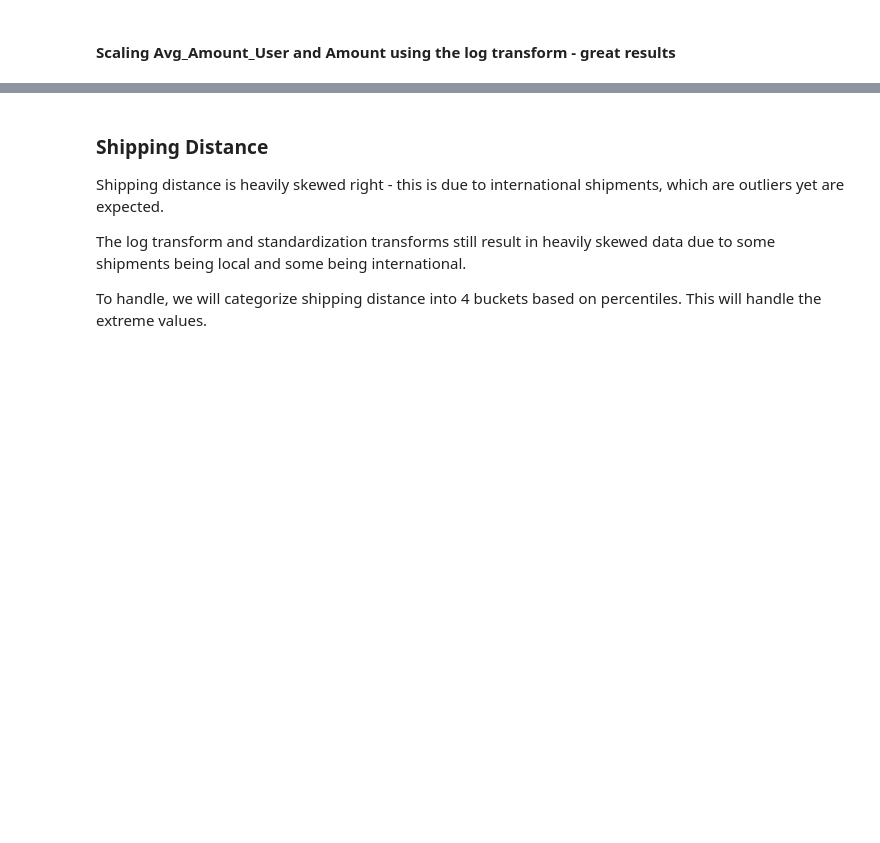
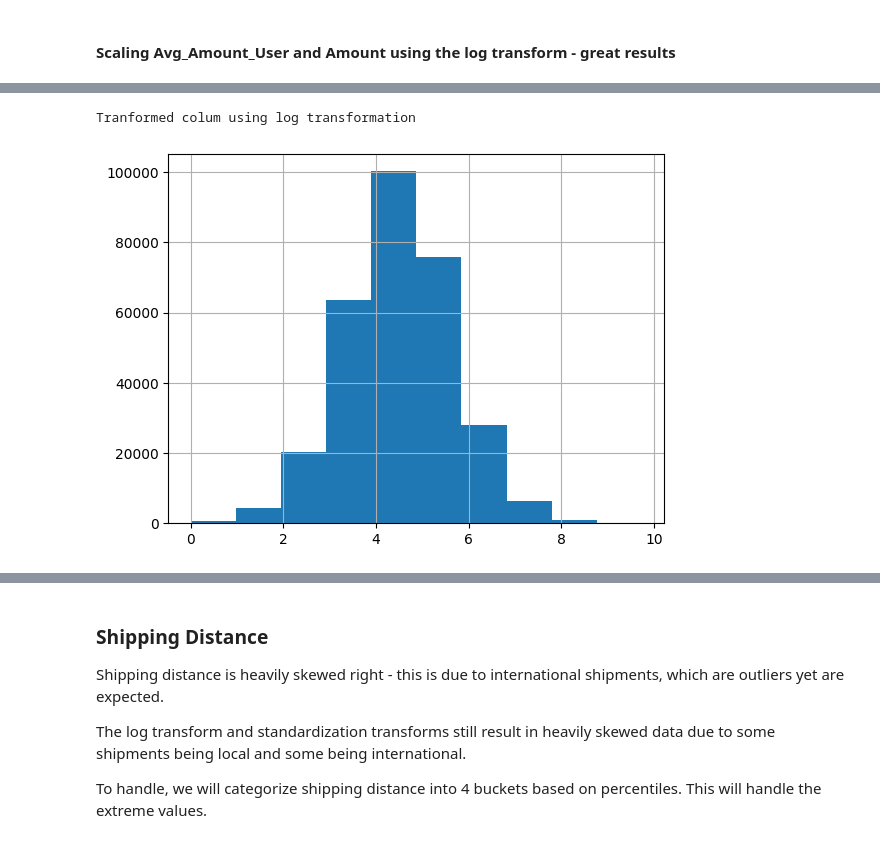
Before and after one commit to cw10877787/SJU_ML_TEAM4, a Jupyter notebook: final_project.ipynb, the cells around one changed output, grey strips where cells are left out. Saved outputs shown, nothing was run; the diff lists cells and outputs as text; code cells hidden in the pictures; blank space fills up the shorter version.

```diff
--- a/final_project.ipynb
+++ b/final_project.ipynb
@@ -119,2 +154,7 @@ df.columns
+# %%
+df.logTransformData(columnName='amount')
+# %% [output]
+Tranformed colum using log transformation
+[figure, added]
 # %%
 #scale avg_amount_user using log
```
Also changed, not shown: parts of 31 cells of this notebook, 1 other file.
